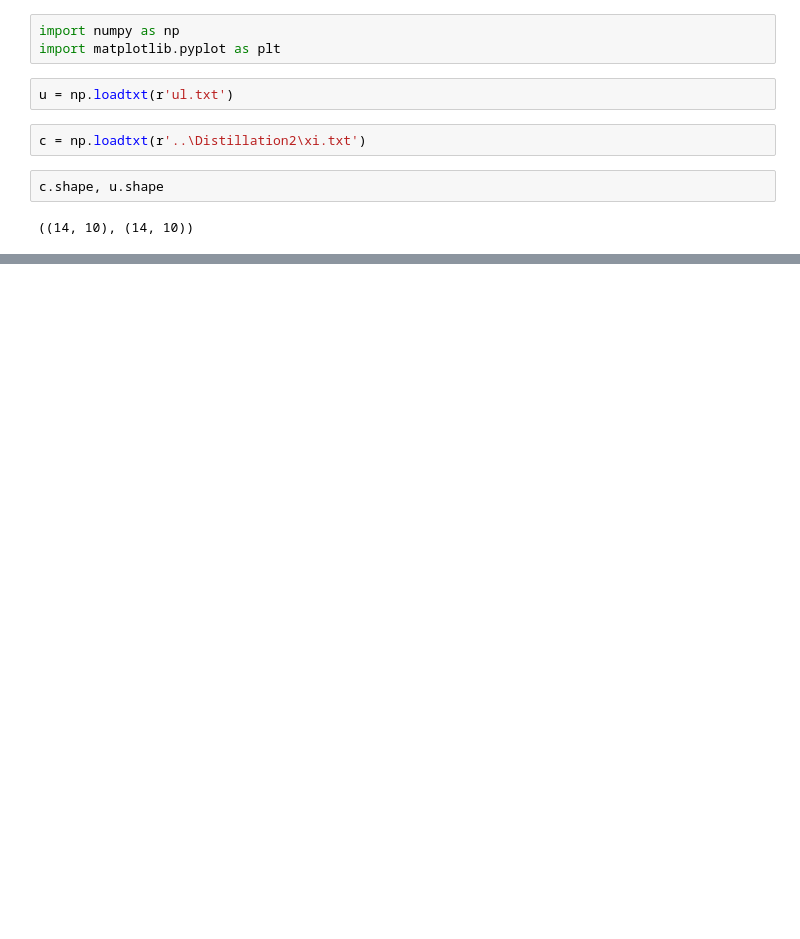
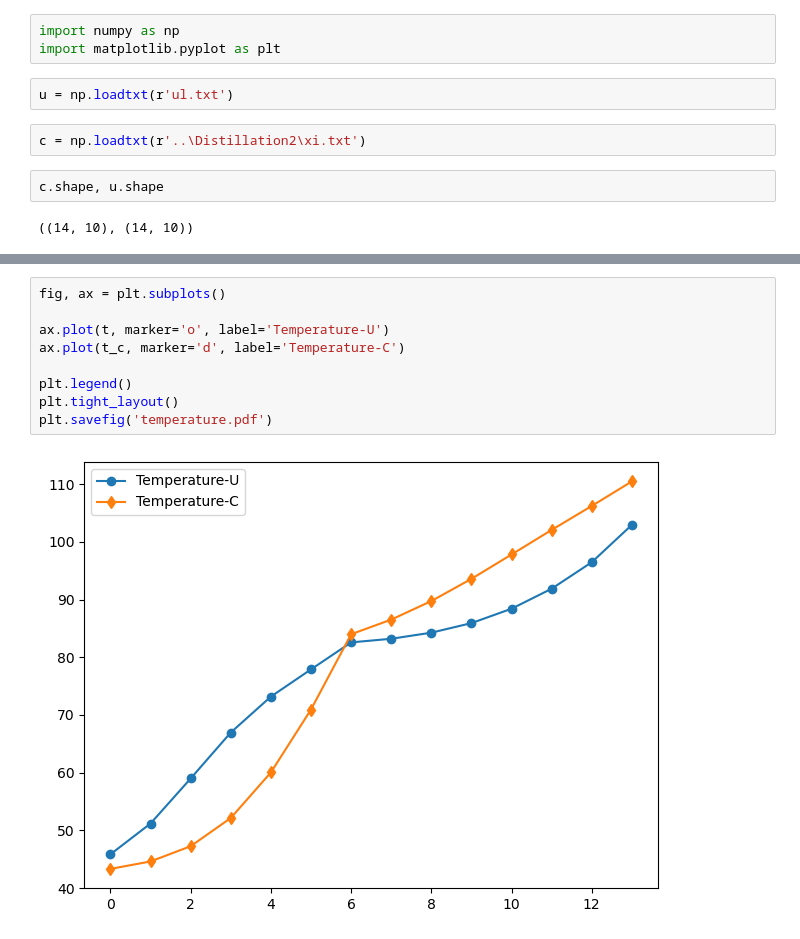
Before and after one commit to VChuzlov/My_Project, a Jupyter notebook: plots.ipynb, the cells around one changed output, grey strips where cells are left out. Saved outputs shown, nothing was run; the diff lists cells and outputs as text; blank space fills up the shorter version.

```diff
--- a/plots.ipynb
+++ b/plots.ipynb
@@ -38,0 +68,11 @@ plt.tight_layout()
+# %%
+fig, ax = plt.subplots()
+
+ax.plot(t, marker='o', label='Temperature-U')
+ax.plot(t_c, marker='d', label='Temperature-C')
+
+plt.legend()
+plt.tight_layout()
+plt.savefig('temperature.pdf')
+# %% [output]
+[figure, added]
```
Also changed, not shown: parts of 6 cells of this notebook, 6 other files.
